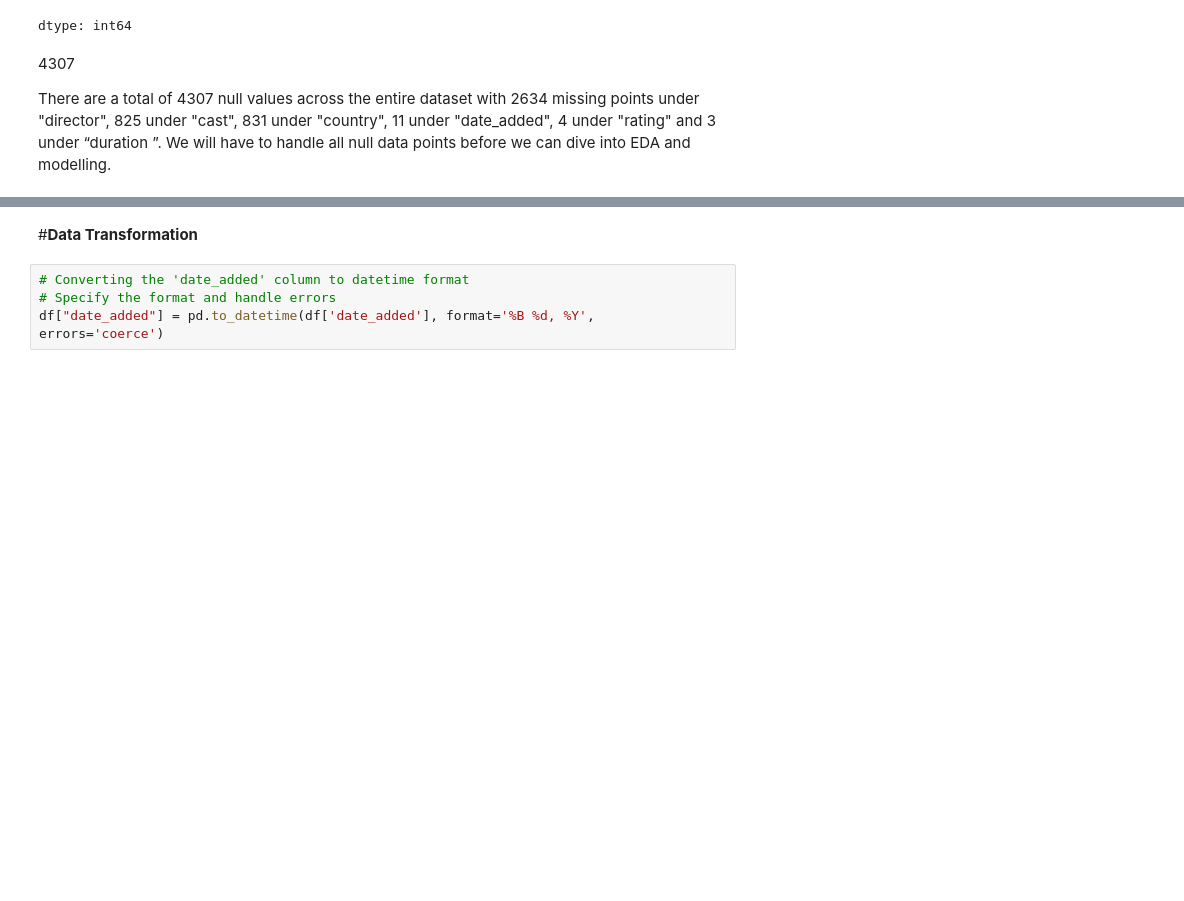
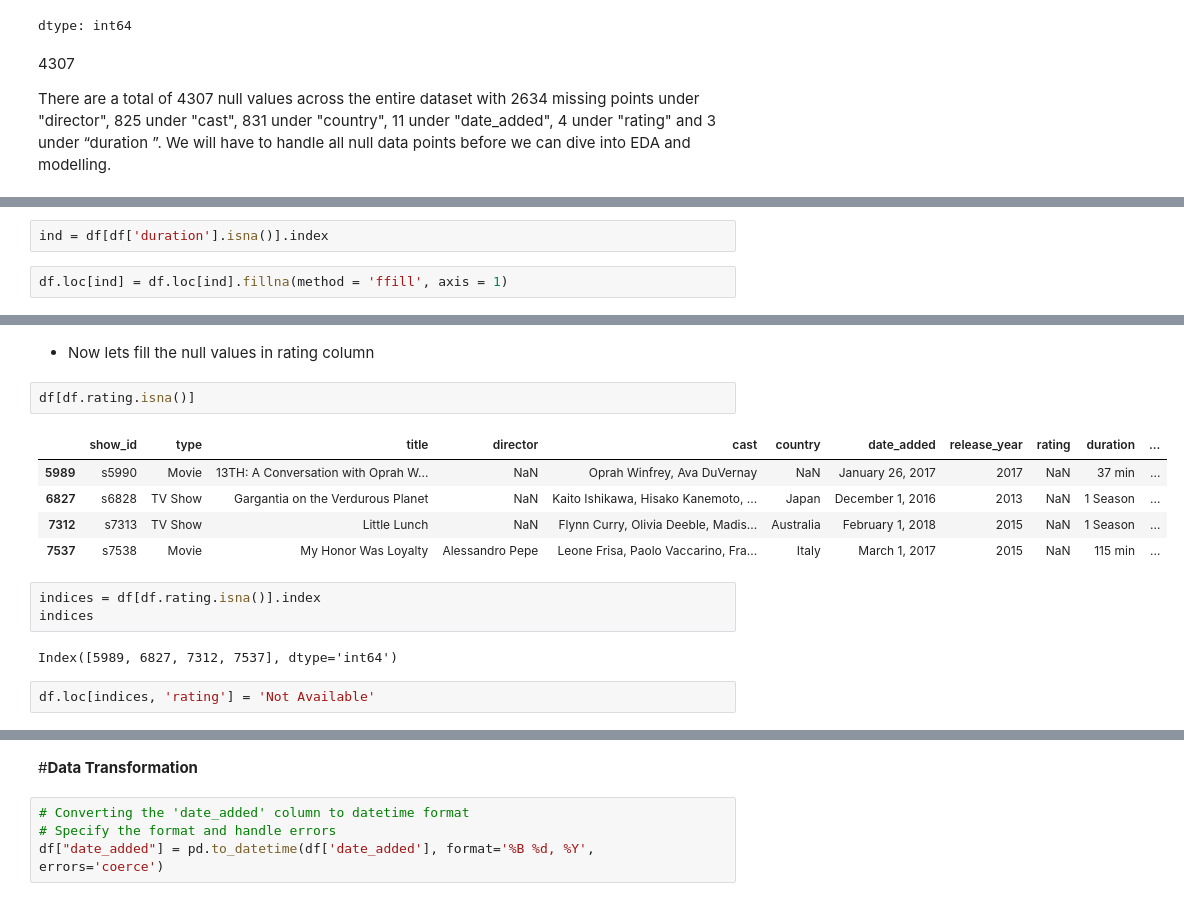
Before and after one commit to sr606/Python-Practice, a Jupyter notebook: Business_Case_Netflix_Data_Exploration_and_Visualisation.ipynb, the cells around one changed output, grey strips where cells are left out. Drawn from its saved outputs; the diff is of its cells as text; blank space fills up the shorter version.

```diff
--- a/Business_Case_Netflix_Data_Exploration_and_Visualisation.ipynb
+++ b/Business_Case_Netflix_Data_Exploration_and_Visualisation.ipynb
@@ -163,0 +196,4 @@ modelling.
+# %%
+ind = df[df['duration'].isna()].index
+# %%
+df.loc[ind] = df.loc[ind].fillna(method = 'ffill', axis = 1)
@@ -163,0 +214,19 @@ modelling.
+# %% [markdown]
+
+
+*   Now lets fill the null values in rating column
+# %%
+df[df.rating.isna()]
+# %% [output]
+|  | show_id | type | title | director | cast | country | date_added | release_year | rating | duration | ... |
+| 5989 | s5990 | Movie | 13TH: A Conversation with Oprah W... | NaN | Oprah Winfrey, Ava DuVernay | NaN | January 26, 2017 | 2017 | NaN | 37 min | ... |
+| 6827 | s6828 | TV Show | Gargantia on the Verdurous Planet | NaN | Kaito Ishikawa, Hisako Kanemoto, ... | Japan | December 1, 2016 | 2013 | NaN | 1 Season | ... |
+| 7312 | s7313 | TV Show | Little Lunch | NaN | Flynn Curry, Olivia Deeble, Madis... | Australia | February 1, 2018 | 2015 | NaN | 1 Season | ... |
+| 7537 | s7538 | Movie | My Honor Was Loyalty | Alessandro Pepe | Leone Frisa, Paolo Vaccarino, Fra... | Italy | March 1, 2017 | 2015 | NaN | 115 min | ... |
+# %%
+indices = df[df.rating.isna()].index
+indices
+# %% [output]
+Index([5989, 6827, 7312, 7537], dtype='int64')
+# %%
+df.loc[indices, 'rating'] = 'Not Available'
```
Also changed, not shown: parts of 19 cells of this notebook.
